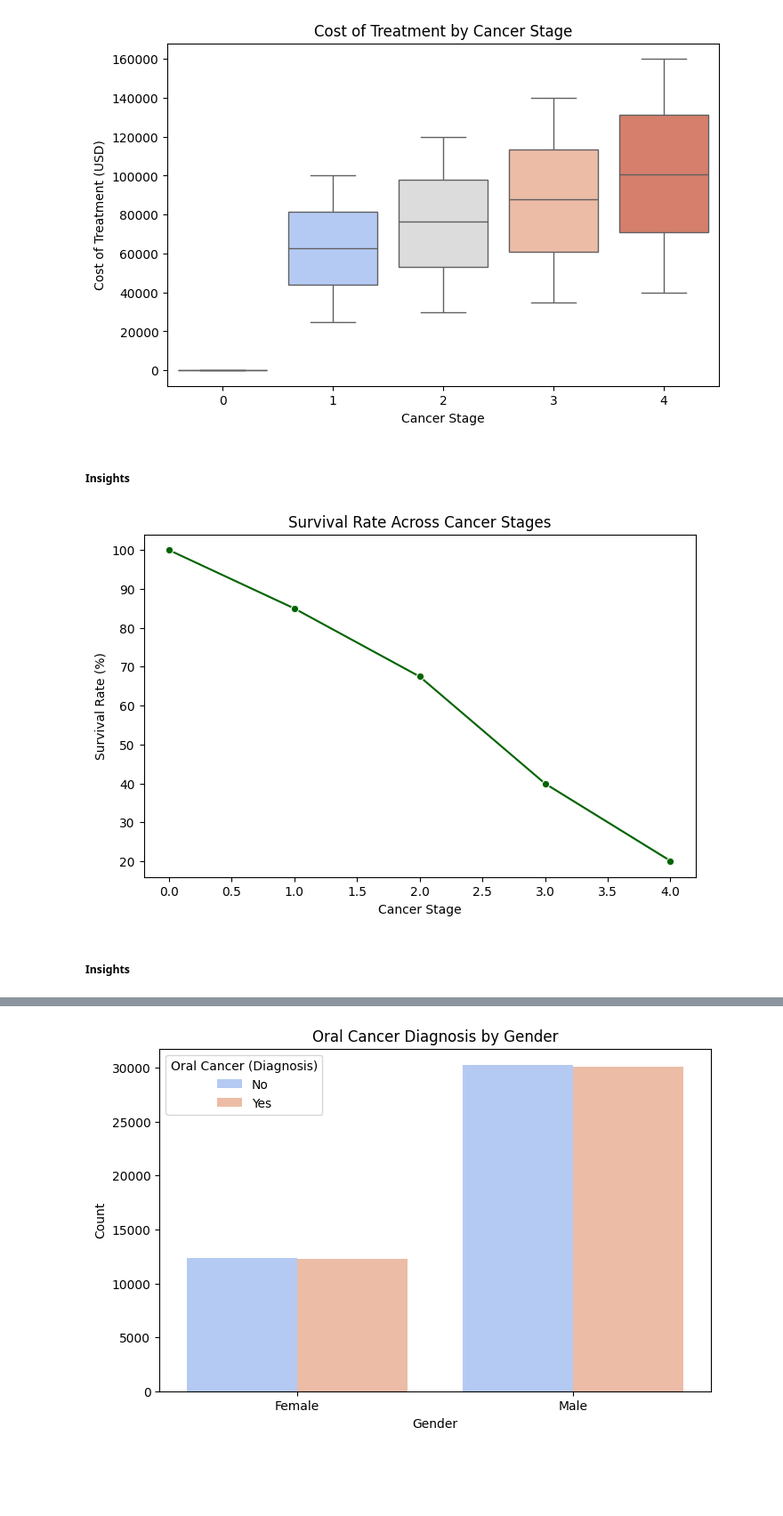
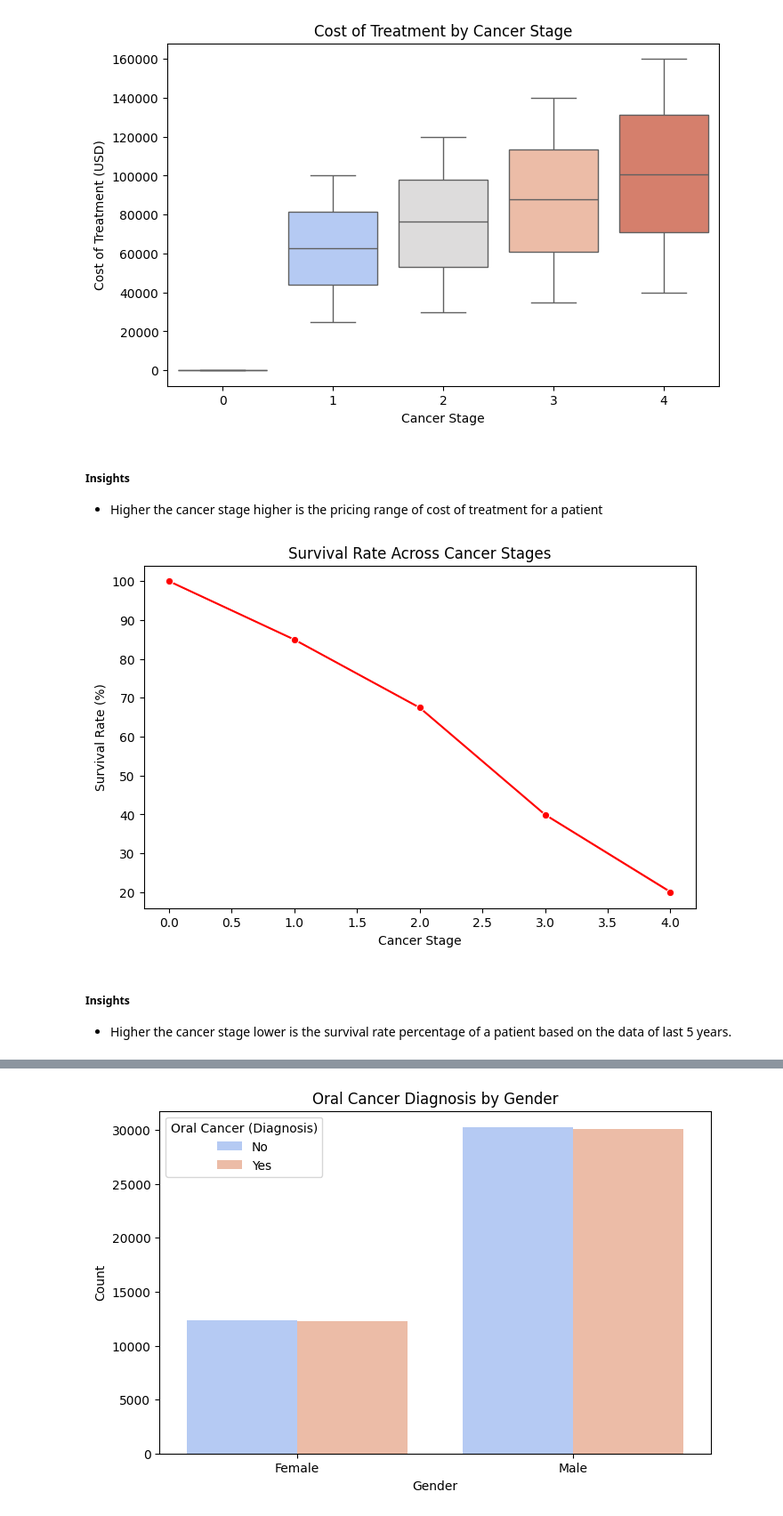
Before and after one commit to Asish2107/ML_PROJECT, a Jupyter notebook: notebook/1 . EDA Oral cancer prediction .ipynb, the cells around one changed output, grey strips where cells are left out. Shown at 89% size. Drawn from its saved outputs; the diff is of its cells as text; code cells hidden in the pictures; blank space fills up the shorter version.

```diff
--- a/notebook/1 . EDA Oral cancer prediction .ipynb
+++ b/notebook/1 . EDA Oral cancer prediction .ipynb
@@ -324,16 +328,18 @@ plt.show()
 [figure]
 # %% [markdown]
 #####  Insights
+- Higher the cancer stage higher is the pricing range of cost of treatment for a patient
 # %%
 plt.figure(figsize=(8, 5))
-sns.lineplot(data=df, x='Cancer Stage', y='Survival Rate (5-Year, %)', marker='o', color='darkgreen')
+sns.lineplot(data=df, x='Cancer Stage', y='Survival Rate (5-Year, %)', marker='o', color='red')
 plt.title('Survival Rate Across Cancer Stages')
 plt.xlabel('Cancer Stage')
 plt.ylabel('Survival Rate (%)')
 plt.show()
 # %% [output]
-[figure, old version]
+[figure, new version]
 # %% [markdown]
 #####  Insights
+- Higher the cancer stage lower is the survival rate percentage of a patient based on the data of last 5 years.
 # %%
 plt.figure(figsize=(8, 5))
```
Also changed, not shown: parts of 11 cells of this notebook.
